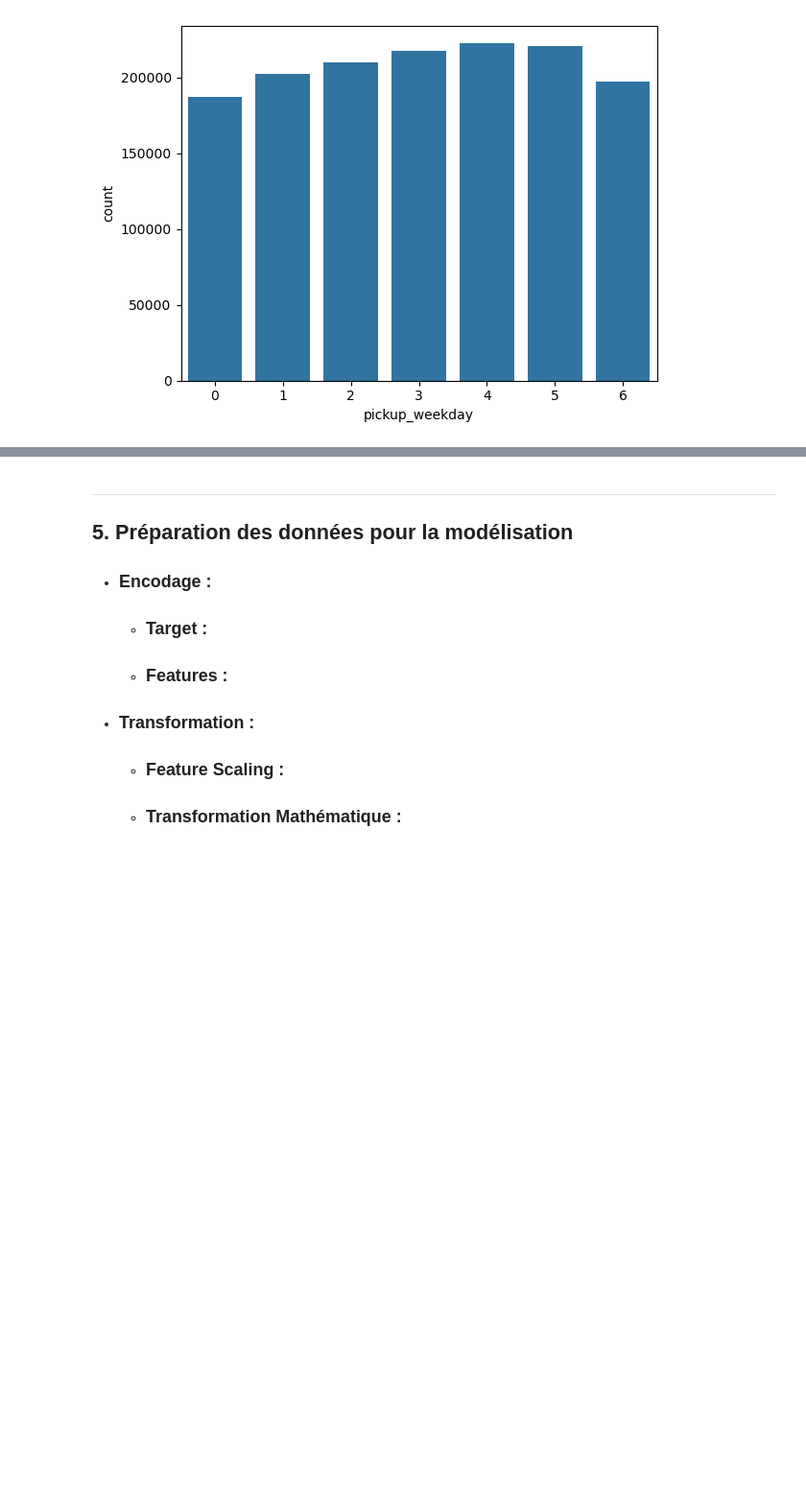
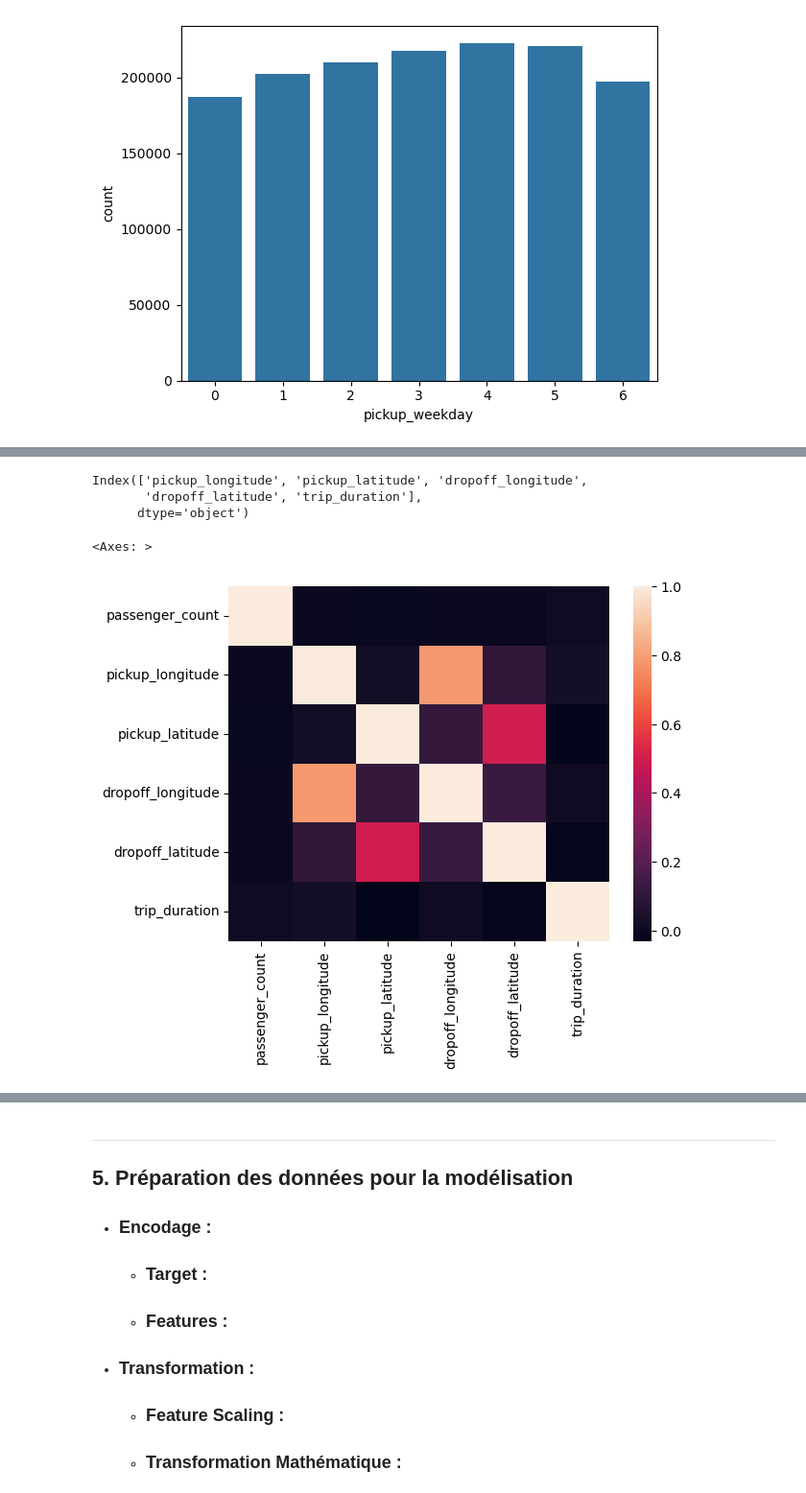
Before and after one commit to Chriishero/Programmation, a Jupyter notebook: Python/Intelligence Artificielle/Projet/New York City Taxi Trip Duration (Kaggle)/EDA.ipynb, the cells around one changed output, grey strips where cells are left out. Shown at 96% size. Saved outputs shown, nothing was run; the diff lists cells and outputs as text; code cells hidden in the pictures; blank space fills up the shorter version.

```diff
--- a/Python/Intelligence Artificielle/Projet/New York City Taxi Trip Duration (Kaggle)/EDA.ipynb
+++ b/Python/Intelligence Artificielle/Projet/New York City Taxi Trip Duration (Kaggle)/EDA.ipynb
@@ -371,0 +399,13 @@ sns.countplot(x=df["pickup_weekday"], data=df)
+# %%
+print(continuous_features)
+# %% [output]
+Index(['pickup_longitude', 'pickup_latitude', 'dropoff_longitude',
+       'dropoff_latitude', 'trip_duration'],
+      dtype='object')
+# %%
+continuous_corr = df[continuous_features].corr()
+# %%
+sns.heatmap(continuous_corr, cbar=True)
+# %% [output]
+<Axes: >
+[figure, added]
```
Also changed, not shown: parts of 33 cells of this notebook, 4 other files.
